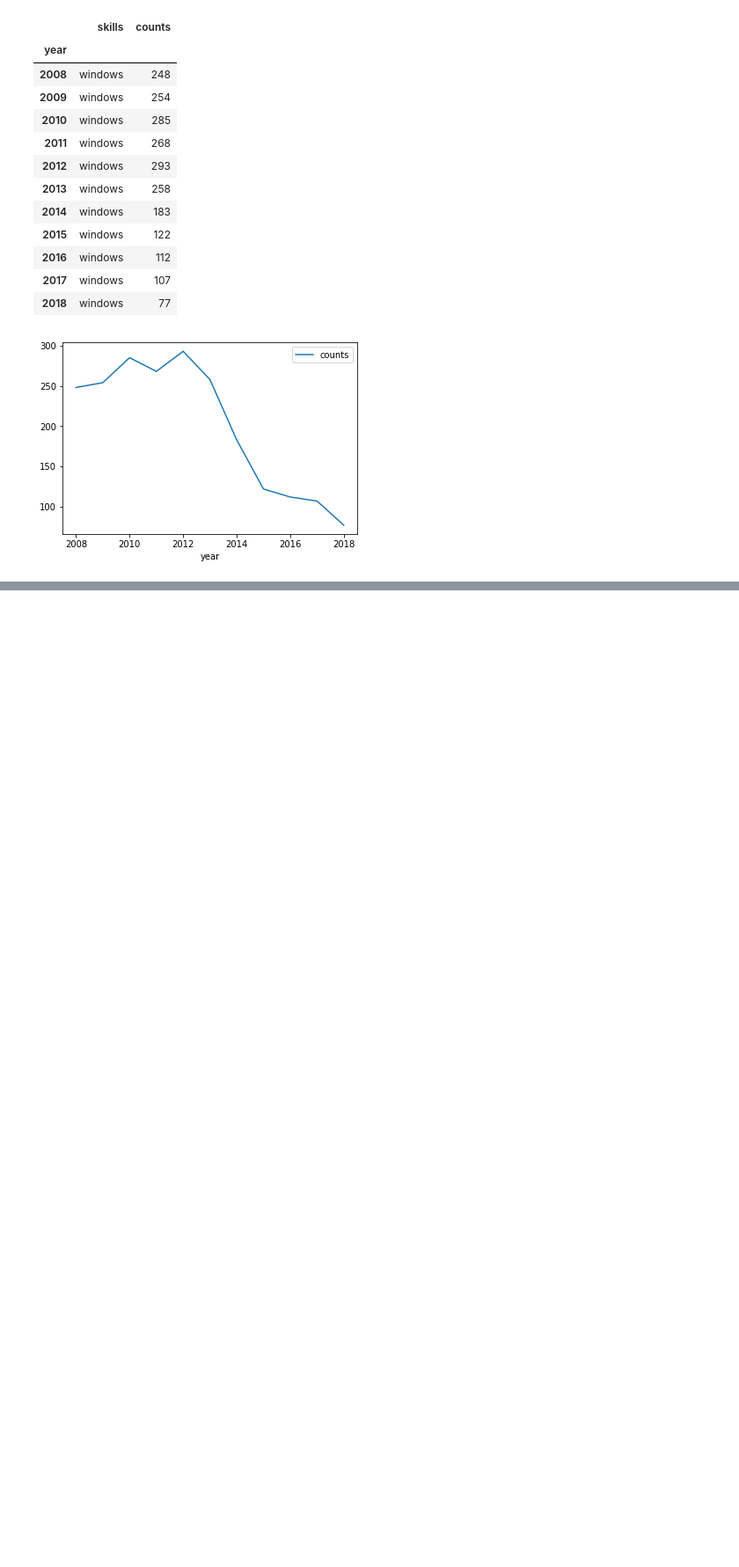
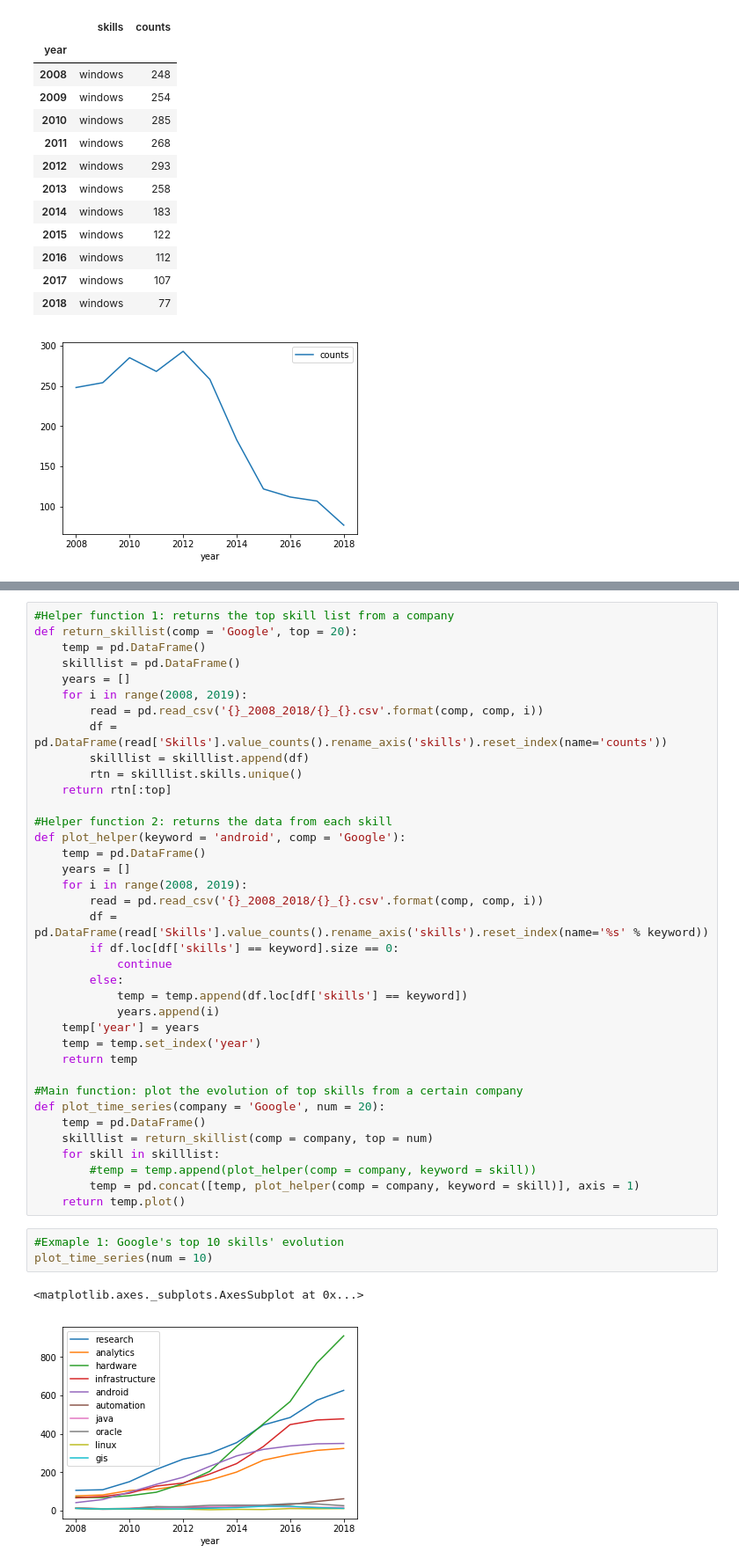
Before and after one commit to hodsonjames/employment, a Jupyter notebook: LDA_replication/tech_extraction.ipynb, the cells around one changed output, grey strips where cells are left out. Shown: that part at 88% size. Saved outputs shown, nothing was run; the diff lists cells and outputs as text; blank space fills up the shorter version.

```diff
--- a/LDA_replication/tech_extraction.ipynb
+++ b/LDA_replication/tech_extraction.ipynb
@@ -229,0 +279,43 @@ search_and_plot(comp = 'Microsoft', keyword = 'windows')
+# %%
+#Helper function 1: returns the top skill list from a company
+def return_skillist(comp = 'Google', top = 20):
+    temp = pd.DataFrame()
+    skilllist = pd.DataFrame()
+    years = []
+    for i in range(2008, 2019):
+        read = pd.read_csv('{}_2008_2018/{}_{}.csv'.format(comp, comp, i))
+        df = pd.DataFrame(read['Skills'].value_counts().rename_axis('skills').reset_index(name='counts'))
+        skilllist = skilllist.append(df)
+        rtn = skilllist.skills.unique()
+    return rtn[:top]
+
+#Helper function 2: returns the data from each skill
+def plot_helper(keyword = 'android', comp = 'Google'):
+    temp = pd.DataFrame()
+    years = []
+    for i in range(2008, 2019):
+        read = pd.read_csv('{}_2008_2018/{}_{}.csv'.format(comp, comp, i))
+        df = pd.DataFrame(read['Skills'].value_counts().rename_axis('skills').reset_index(name='%s' % keyword))
+        if df.loc[df['skills'] == keyword].size == 0:
+            continue
+        else:
+            temp = temp.append(df.loc[df['skills'] == keyword])
+            years.append(i)
+    temp['year'] = years
+    temp = temp.set_index('year')
+    return temp
+
+#Main function: plot the evolution of top skills from a certain company
+def plot_time_series(company = 'Google', num = 20):
+    temp = pd.DataFrame()
+    skilllist = return_skillist(comp = company, top = num)
+    for skill in skilllist:
+        #temp = temp.append(plot_helper(comp = company, keyword = skill))
+        temp = pd.concat([temp, plot_helper(comp = company, keyword = skill)], axis = 1)
+    return temp.plot()
+# %%
+#Exmaple 1: Google's top 10 skills' evolution
+plot_time_series(num = 10)
+# %% [output]
+<matplotlib.axes._subplots.AxesSubplot at 0x...>
+[figure, added]
```
Also changed, not shown: parts of 8 cells of this notebook, 3 other files.
